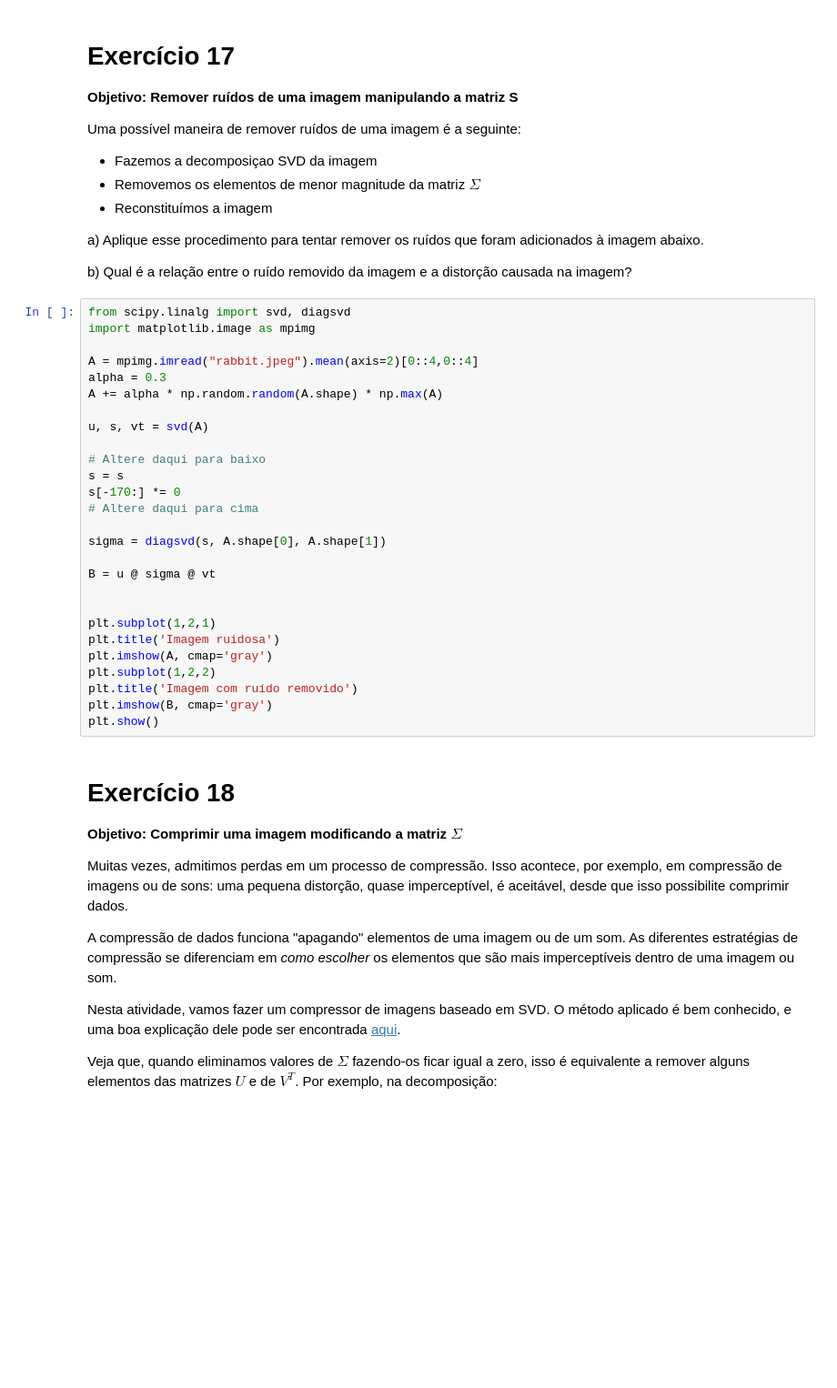
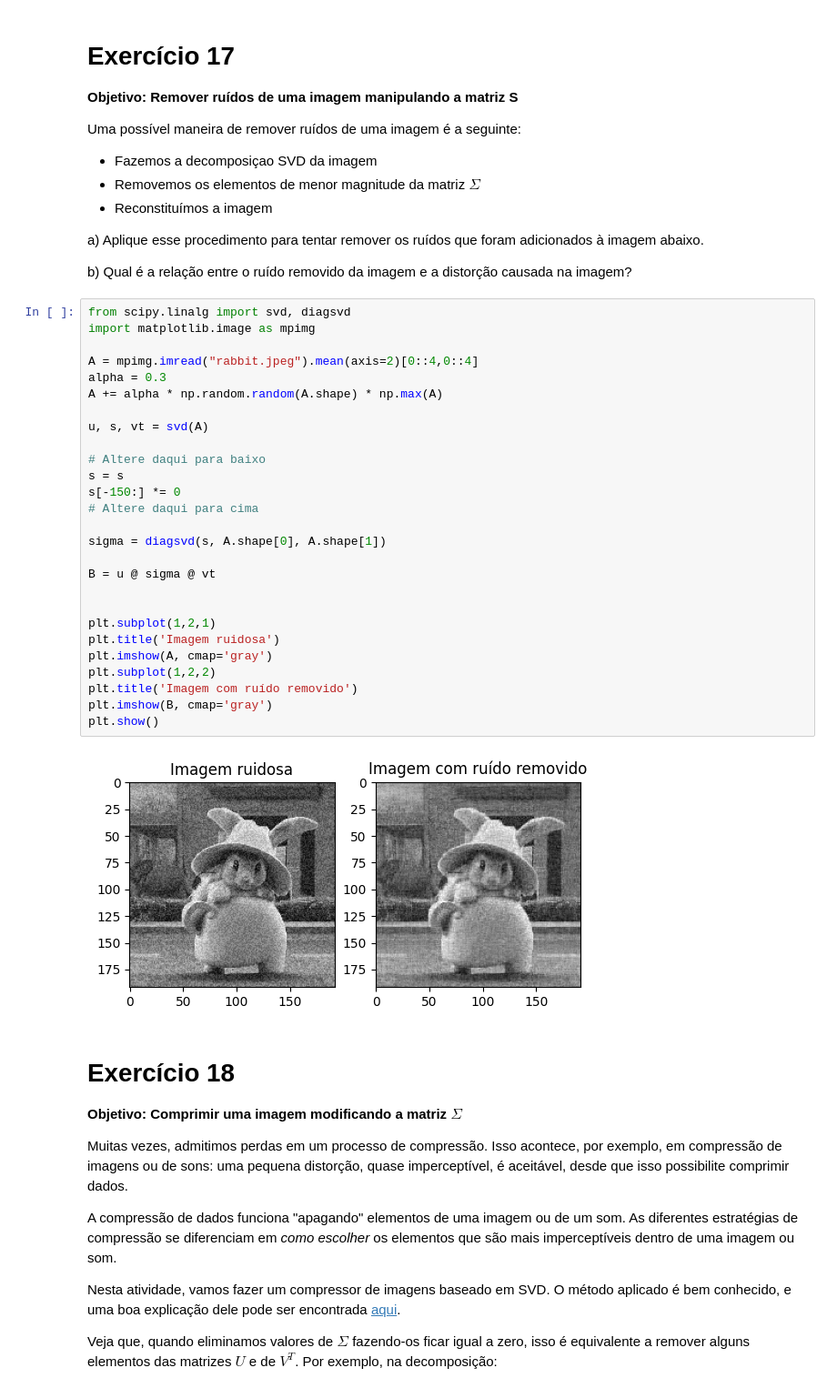
Before and after one commit to laupontiroli/AlgLin24-1, a Jupyter notebook: Aula5/05-autovetores_e_autovalores.ipynb, the cells around one changed output. Shown at 91% size. Saved outputs shown, nothing was run; the diff lists cells and outputs as text; blank space fills up the shorter version.

```diff
--- a/Aula5/05-autovetores_e_autovalores.ipynb
+++ b/Aula5/05-autovetores_e_autovalores.ipynb
@@ -1013,30 +1028,32 @@ b) Qual é a relação entre o ruído removido da imagem e a distorção causada
 # %%
 from scipy.linalg import svd, diagsvd
 import matplotlib.image as mpimg
 
 A = mpimg.imread("rabbit.jpeg").mean(axis=2)[0::4,0::4]
 alpha = 0.3
 A += alpha * np.random.random(A.shape) * np.max(A)
 
 u, s, vt = svd(A)
 
 # Altere daqui para baixo
 s = s
-s[-170:] *= 0
+s[-150:] *= 0
 # Altere daqui para cima
 
 sigma = diagsvd(s, A.shape[0], A.shape[1])
 
 B = u @ sigma @ vt
 
 
 plt.subplot(1,2,1)
 plt.title('Imagem ruidosa')
 plt.imshow(A, cmap='gray')
 plt.subplot(1,2,2)
 plt.title('Imagem com ruído removido')
 plt.imshow(B, cmap='gray')
 plt.show()
+# %% [output]
+[figure, added]
 # %% [markdown]
 # Exercício 18
 **Objetivo: Comprimir uma imagem modificando a matriz $\Sigma$**
```
Also changed, not shown: parts of 4 cells of this notebook.
